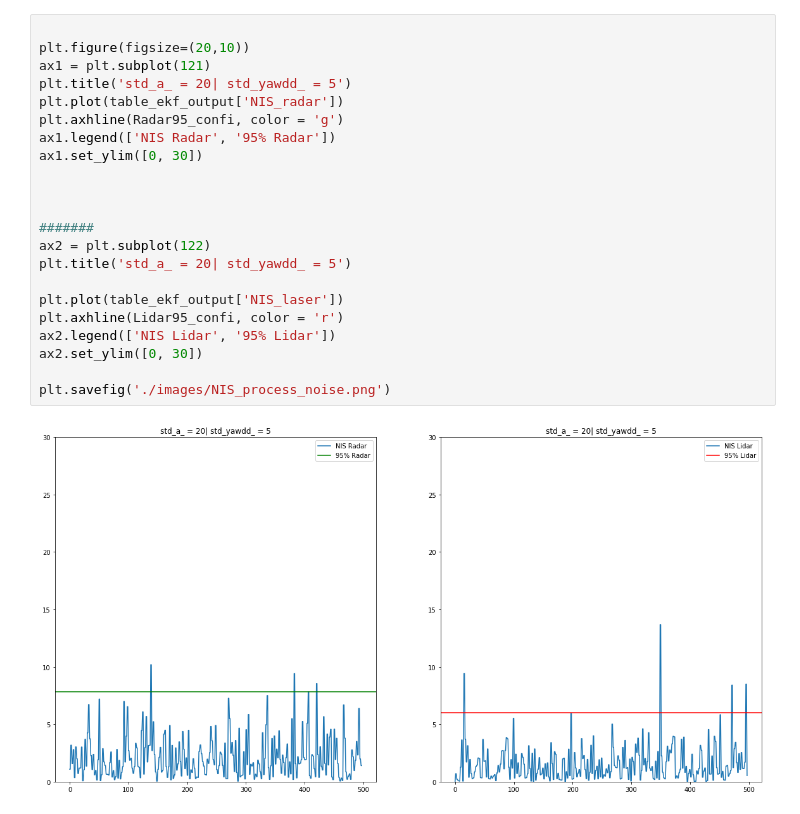
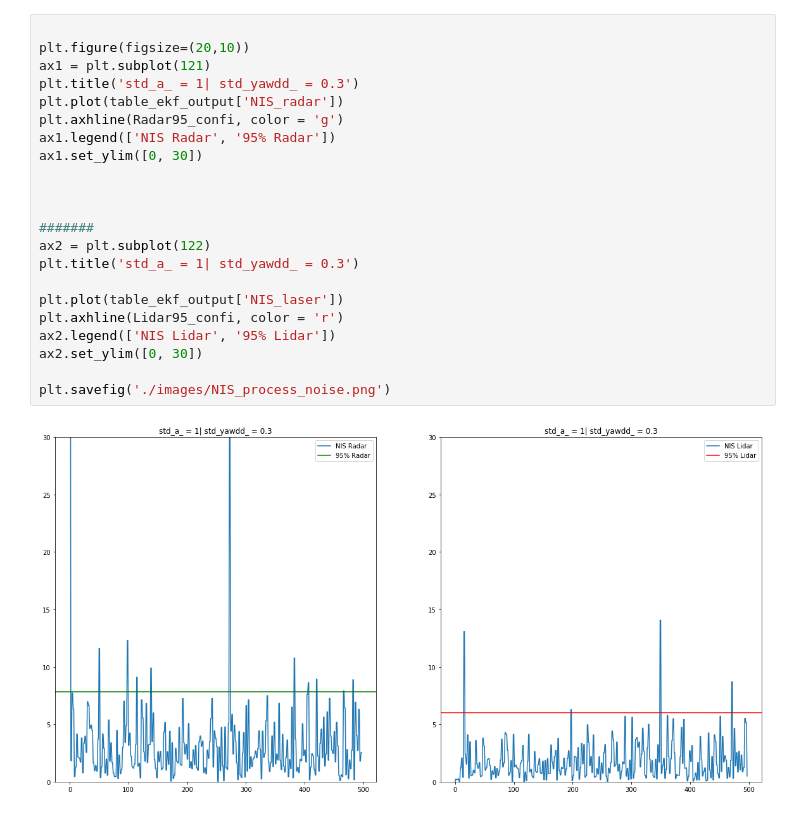
Before and after one commit to autonomobil/SDCND-P7_Unscented-Kalman-Filter, a Jupyter notebook: UKF_Visualizer.ipynb, the cells around one changed output. Cells and saved outputs as stored; diff of their text form.

```diff
--- a/UKF_Visualizer.ipynb
+++ b/UKF_Visualizer.ipynb
@@ -40,24 +40,24 @@ plt.savefig('./images/Meas_vs_Kalmanfilt.png')
 # %%
 
 plt.figure(figsize=(20,10))
 ax1 = plt.subplot(121)
-plt.title('std_a_ = 20| std_yawdd_ = 5')
+plt.title('std_a_ = 1| std_yawdd_ = 0.3')
 plt.plot(table_ekf_output['NIS_radar'])
 plt.axhline(Radar95_confi, color = 'g')
 ax1.legend(['NIS Radar', '95% Radar'])
 ax1.set_ylim([0, 30])
 
 
 
 #######
 ax2 = plt.subplot(122)
-plt.title('std_a_ = 20| std_yawdd_ = 5')
+plt.title('std_a_ = 1| std_yawdd_ = 0.3')
 
 plt.plot(table_ekf_output['NIS_laser'])
 plt.axhline(Lidar95_confi, color = 'r')
 ax2.legend(['NIS Lidar', '95% Lidar'])
 ax2.set_ylim([0, 30])
 
 plt.savefig('./images/NIS_process_noise.png')
 # %% [output]
-[figure, old version]
+[figure, new version]
```
Also changed, not shown: parts of 2 cells of this notebook, 5 other files.
